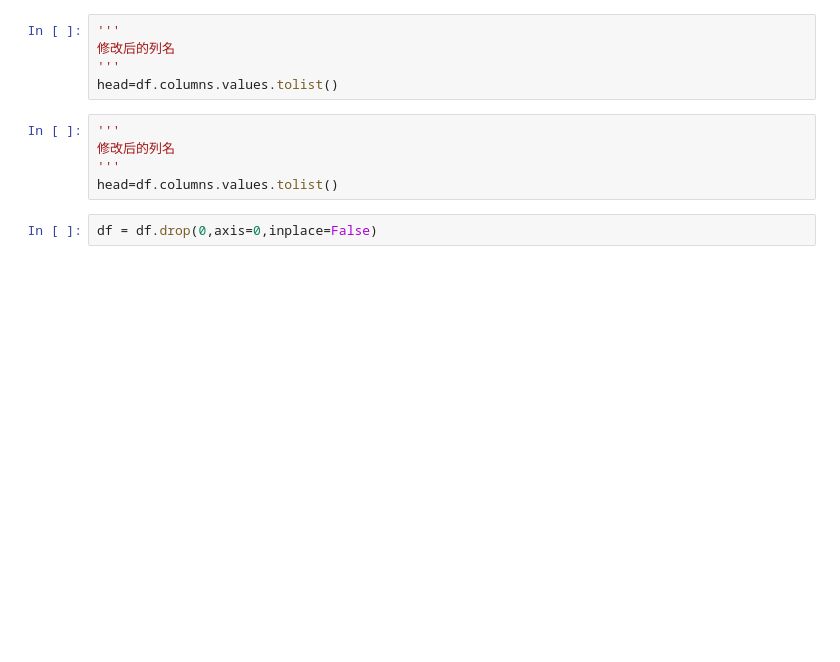
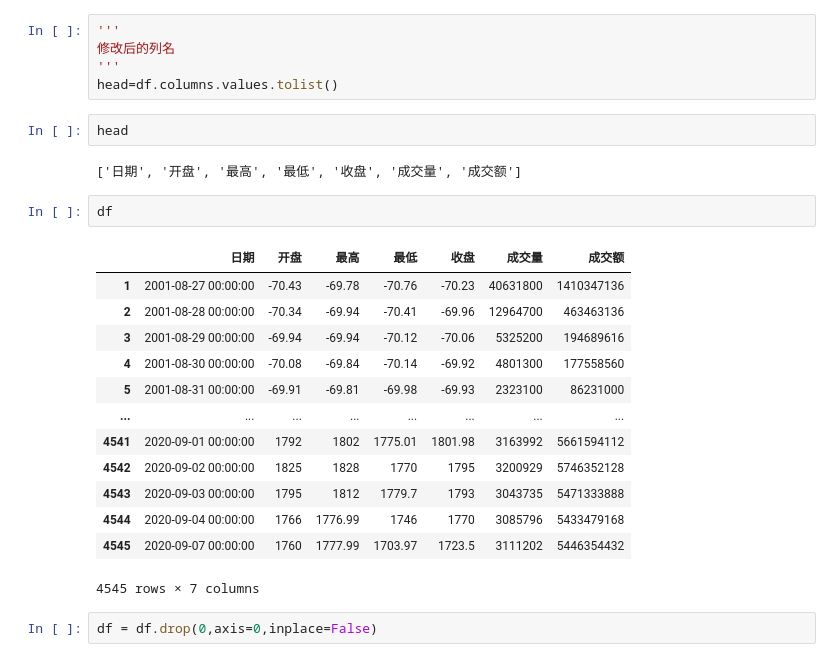
Before and after one commit to ExcelYeh/python_pandas_2, a Jupyter notebook: data/lab1/lab1.ipynb, the cells around one changed output. Saved outputs shown, nothing was run; the diff lists cells and outputs as text; blank space fills up the shorter version.

```diff
--- a/data/lab1/lab1.ipynb
+++ b/data/lab1/lab1.ipynb
@@ -43,11 +95,26 @@ for i in range (len(head)):
 修改后的列名
 '''
 head=df.columns.values.tolist()
-# %%
-'''
-修改后的列名
-'''
-head=df.columns.values.tolist()
+# %%
+head
+# %% [output]
+['日期', '开盘', '最高', '最低', '收盘', '成交量', '成交额']
+# %%
+df
+# %% [output]
+|  | 日期 | 开盘 | 最高 | 最低 | 收盘 | 成交量 | 成交额 |
+| 1 | 2001-08-27 00:00:00 | -70.43 | -69.78 | -70.76 | -70.23 | 40631800 | 1410347136 |
+| 2 | 2001-08-28 00:00:00 | -70.34 | -69.94 | -70.41 | -69.96 | 12964700 | 463463136 |
+| 3 | 2001-08-29 00:00:00 | -69.94 | -69.94 | -70.12 | -70.06 | 5325200 | 194689616 |
+| 4 | 2001-08-30 00:00:00 | -70.08 | -69.84 | -70.14 | -69.92 | 4801300 | 177558560 |
+| 5 | 2001-08-31 00:00:00 | -69.91 | -69.81 | -69.98 | -69.93 | 2323100 | 86231000 |
+| ... | ... | ... | ... | ... | ... | ... | ... |
+| 4541 | 2020-09-01 00:00:00 | 1792 | 1802 | 1775.01 | 1801.98 | 3163992 | 5661594112 |
+| 4542 | 2020-09-02 00:00:00 | 1825 | 1828 | 1770 | 1795 | 3200929 | 5746352128 |
+| 4543 | 2020-09-03 00:00:00 | 1795 | 1812 | 1779.7 | 1793 | 3043735 | 5471333888 |
+| 4544 | 2020-09-04 00:00:00 | 1766 | 1776.99 | 1746 | 1770 | 3085796 | 5433479168 |
+| 4545 | 2020-09-07 00:00:00 | 1760 | 1777.99 | 1703.97 | 1723.5 | 3111202 | 5446354432 |
+4545 rows × 7 columns
 # %%
 df = df.drop(0,axis=0,inplace=False)
 # %%
```
Also changed, not shown: parts of 14 cells of this notebook, 11 other files.
